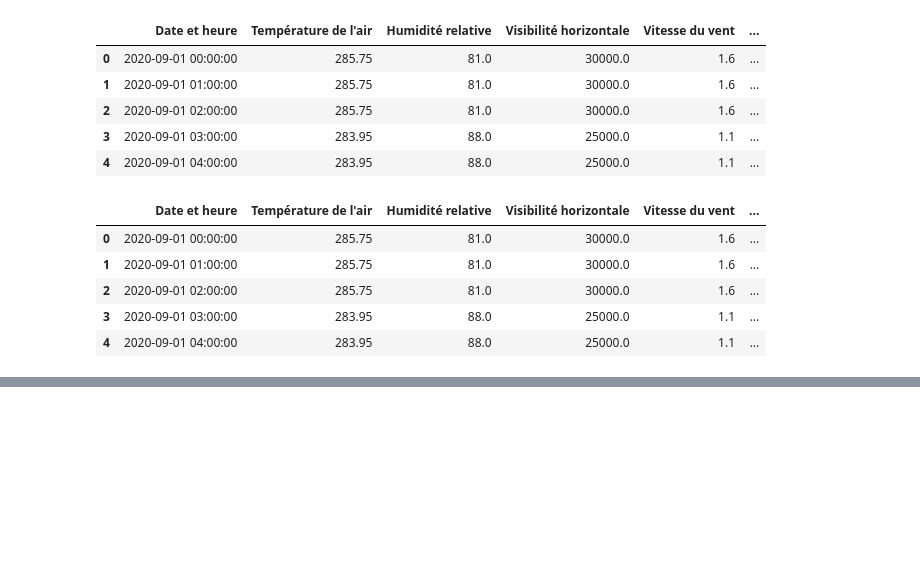
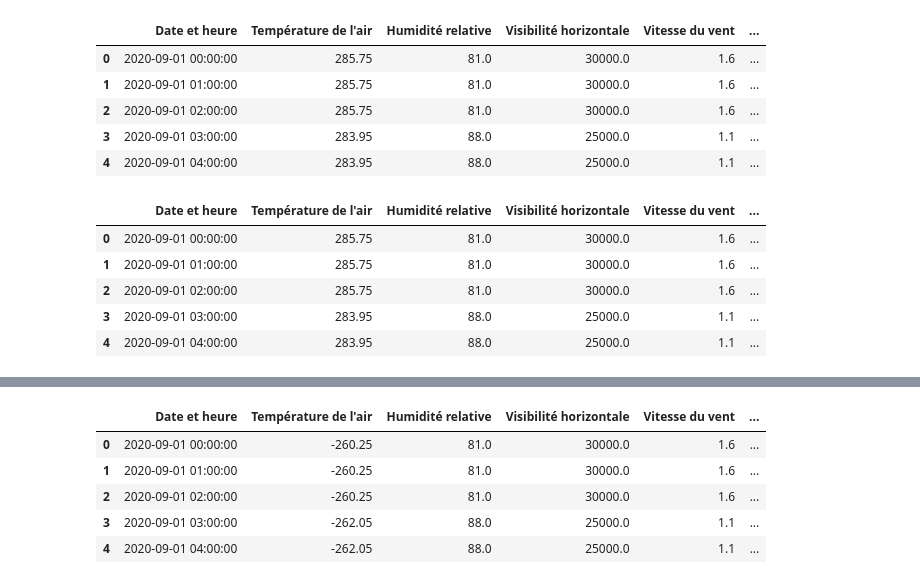
Before and after one commit to alexandreblivet/bike_counters_ac_team, a Jupyter notebook: external_data/Weather/Wheather_cleening.ipynb, the cells around one changed output, grey strips where cells are left out. Drawn from its saved outputs; the diff is of its cells as text; code cells hidden in the pictures; blank space fills up the shorter version.

```diff
--- a/external_data/Weather/Wheather_cleening.ipynb
+++ b/external_data/Weather/Wheather_cleening.ipynb
@@ -163,2 +168,25 @@ df_hourly.head()
+# %%
+# Défini un seuil pour le niveau d'intensité de pluie
+df_hourly['Petite_pluie'] = (df_hourly['Précipitations horaires'] > 0).astype(int)
+df_hourly['Grosse_pluie'] = (df_hourly['Précipitations horaires'] > 1).astype(int)
+
+# conversion des températures en Celsius
+df_hourly["Température de l'air"] = df_hourly["Température de l'air"] - 273
+
+# Creation d'un index de ressenti
+df_hourly['index_ressenti'] = (
+            df_hourly["Température de l'air"] -
+            0.3 * df_hourly['Vitesse du vent'] +
+            0.2 * (df_hourly['Humidité relative'] - 65)
+        )
+
+df_hourly.head()
+# %% [output]
+|  | Date et heure | Température de l'air | Humidité relative | Visibilité horizontale | Vitesse du vent | ... |
+| 0 | 2020-09-01 00:00:00 | -260.25 | 81.0 | 30000.0 | 1.6 | ... |
+| 1 | 2020-09-01 01:00:00 | -260.25 | 81.0 | 30000.0 | 1.6 | ... |
+| 2 | 2020-09-01 02:00:00 | -260.25 | 81.0 | 30000.0 | 1.6 | ... |
+| 3 | 2020-09-01 03:00:00 | -262.05 | 88.0 | 25000.0 | 1.1 | ... |
+| 4 | 2020-09-01 04:00:00 | -262.05 | 88.0 | 25000.0 | 1.1 | ... |
 # %%
 df_hourly.to_csv("Propre_meteo.csv", index=False)
```
Also changed, not shown: parts of 6 cells of this notebook, 2 other files.
